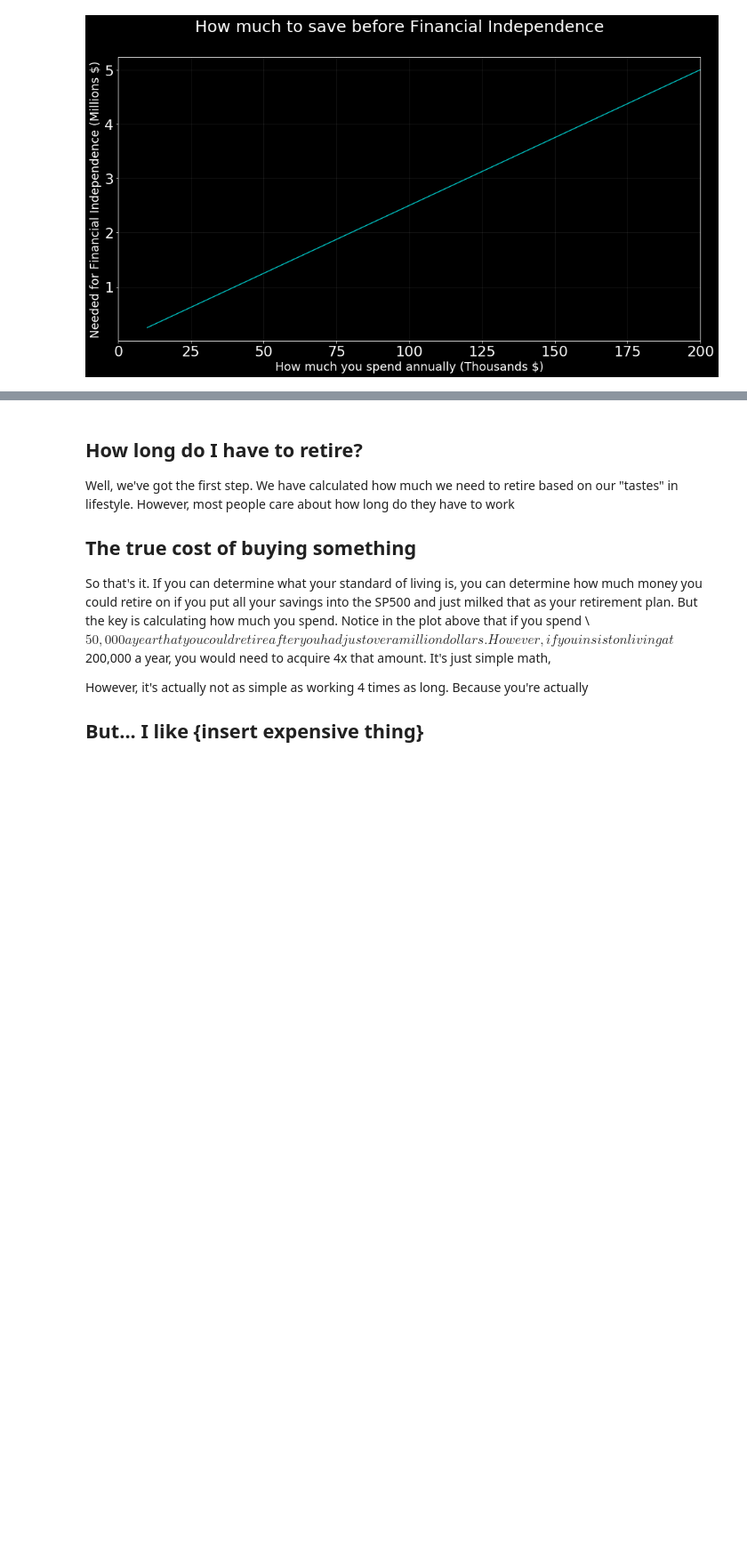
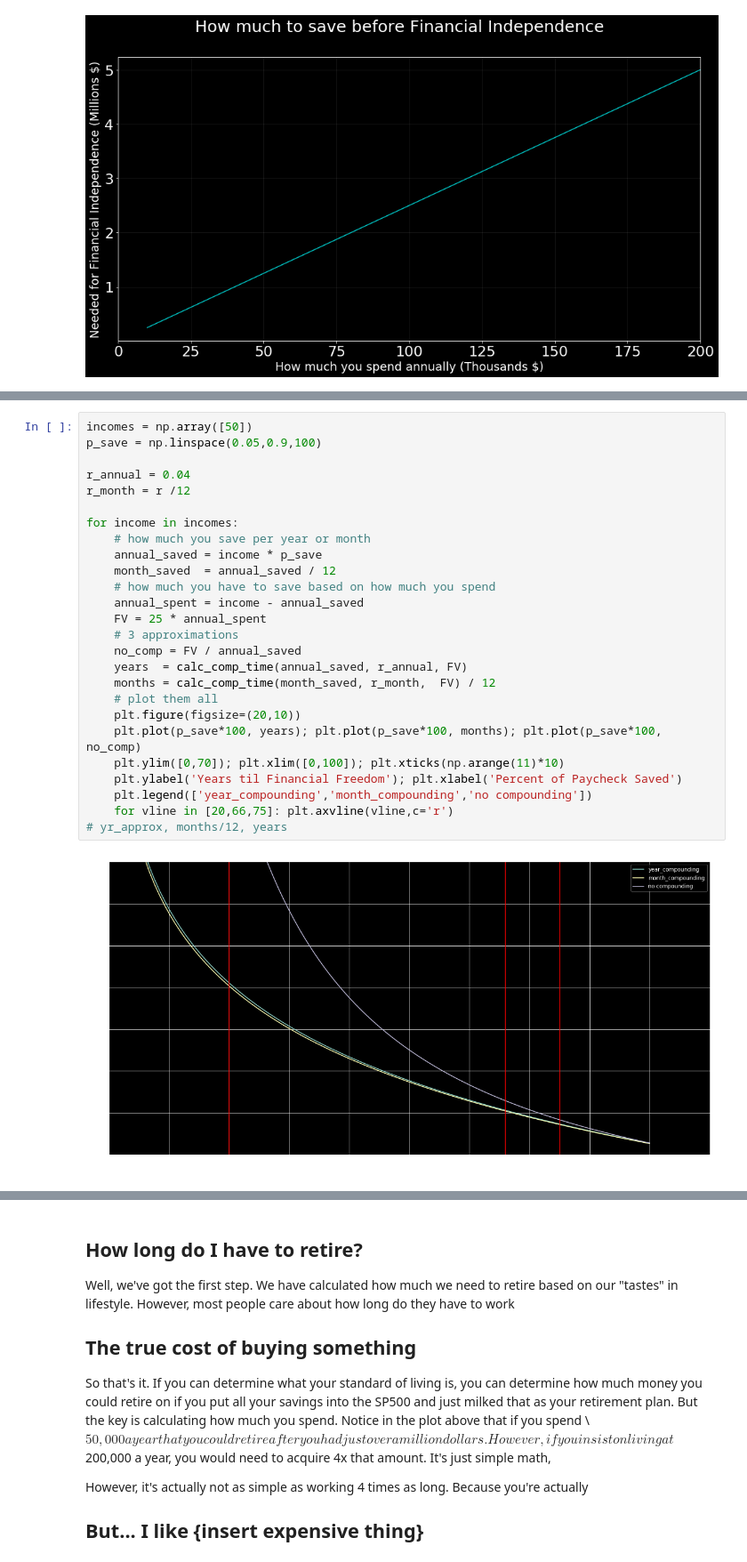
Before and after one commit to seanczak/torch_series_blog, a Jupyter notebook: nbs/03b_how_long_til_retire.ipynb, the cells around one changed output, grey strips where cells are left out. Shown at 89% size. Drawn from its saved outputs; the diff is of its cells as text; blank space fills up the shorter version.

```diff
--- a/nbs/03b_how_long_til_retire.ipynb
+++ b/nbs/03b_how_long_til_retire.ipynb
@@ -91,0 +100,28 @@ Remember as you cut costs, the number you need to hit goes down AND you're able
+# %%
+incomes = np.array([50])
+p_save = np.linspace(0.05,0.9,100)
+
+r_annual = 0.04
+r_month = r /12
+
+for income in incomes:
+    # how much you save per year or month
+    annual_saved = income * p_save
+    month_saved  = annual_saved / 12
+    # how much you have to save based on how much you spend
+    annual_spent = income - annual_saved
+    FV = 25 * annual_spent
+    # 3 approximations
+    no_comp = FV / annual_saved
+    years  = calc_comp_time(annual_saved, r_annual, FV)
+    months = calc_comp_time(month_saved, r_month,  FV) / 12
+    # plot them all
+    plt.figure(figsize=(20,10))
+    plt.plot(p_save*100, years); plt.plot(p_save*100, months); plt.plot(p_save*100, no_comp)
+    plt.ylim([0,70]); plt.xlim([0,100]); plt.xticks(np.arange(11)*10)
+    plt.ylabel('Years til Financial Freedom'); plt.xlabel('Percent of Paycheck Saved')
+    plt.legend(['year_compounding','month_compounding','no compounding'])
+    for vline in [20,66,75]: plt.axvline(vline,c='r')
+# yr_approx, months/12, years
+# %% [output]
+[figure, added]
```
Also changed, not shown: parts of 10 cells of this notebook, 2 other files.
